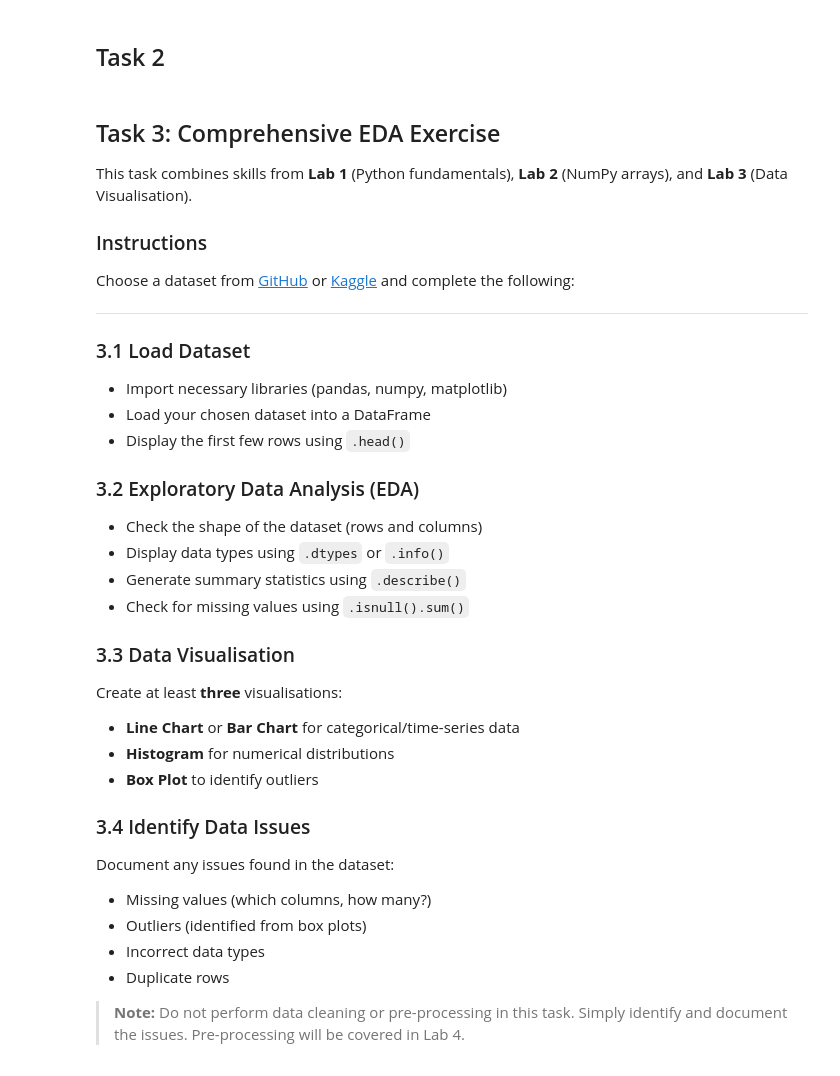
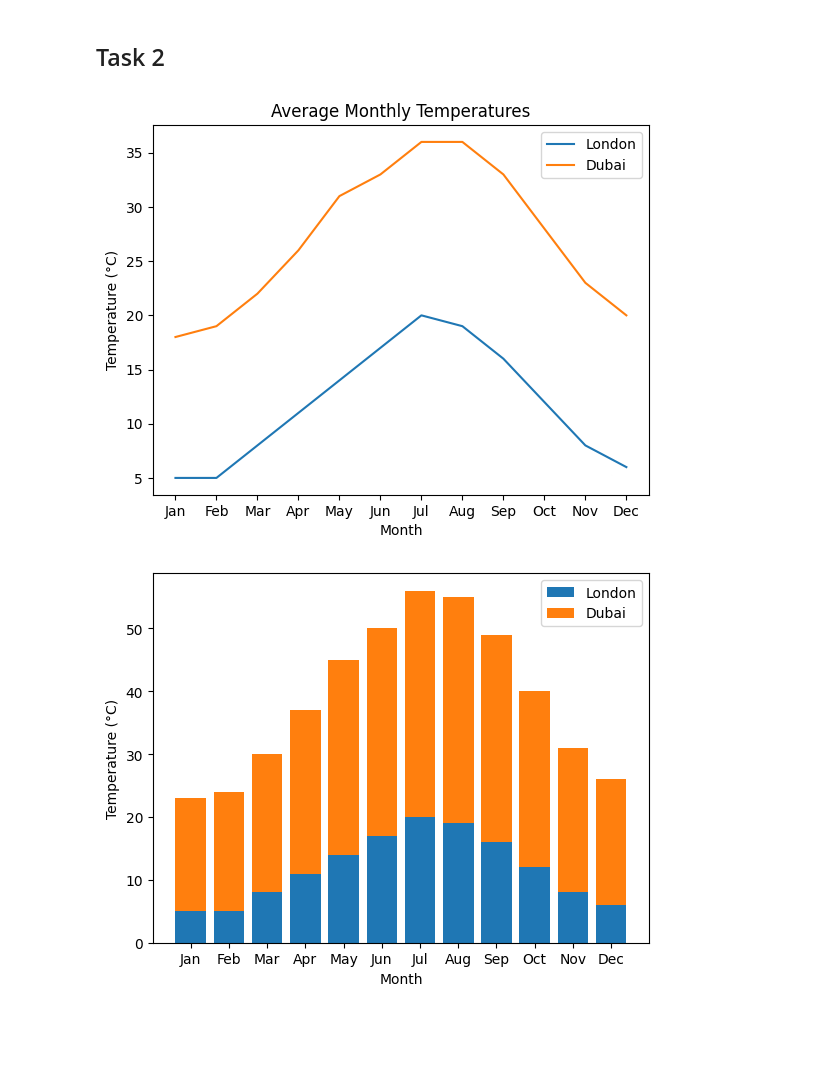
Before and after one commit to Hugo-huy2004/COMP1844_Information_Analysis_and_Visualisation, a Jupyter notebook: lab3.ipynb, the cells around one changed output. Saved outputs shown, nothing was run; the diff lists cells and outputs as text; code cells hidden in the pictures; blank space fills up the shorter version.

```diff
--- a/lab3.ipynb
+++ b/lab3.ipynb
@@ -5,44 +31,33 @@
 # %% [markdown]
 ## Task 2
-# %% [markdown]
-## Task 3: Comprehensive EDA Exercise
-
-This task combines skills from **Lab 1** (Python fundamentals), **Lab 2** (NumPy arrays), and **Lab 3** (Data Visualisation).
-
-### Instructions
-
-Choose a dataset from [GitHub](https://github.com/datasets) or [Kaggle](https://www.kaggle.com/datasets) and complete the following:
-
----
-
-### 3.1 Load Dataset
-
-- Import necessary libraries (pandas, numpy, matplotlib)
-- Load your chosen dataset into a DataFrame
-- Display the first few rows using `.head()`
-
-### 3.2 Exploratory Data Analysis (EDA)
-
-- Check the shape of the dataset (rows and columns)
-- Display data types using `.dtypes` or `.info()`
-- Generate summary statistics using `.describe()`
-- Check for missing values using `.isnull().sum()`
-
-### 3.3 Data Visualisation
-
-Create at least **three** visualisations:
-
-- **Line Chart** or **Bar Chart** for categorical/time-series data
-- **Histogram** for numerical distributions
-- **Box Plot** to identify outliers
-
-### 3.4 Identify Data Issues
-
-Document any issues found in the dataset:
-
-- Missing values (which columns, how many?)
-- Outliers (identified from box plots)
-- Incorrect data types
-- Duplicate rows
-
-> **Note:** Do not perform data cleaning or pre-processing in this task. Simply identify and document the issues. Pre-processing will be covered in Lab 4.
+# %%
+import matplotlib.pyplot as plt
+
+months = ['Jan','Feb','Mar','Apr','May','Jun','Jul','Aug','Sep','Oct','Nov','Dec']
+london = [5, 5, 8, 11, 14, 17, 20, 19, 16, 12, 8, 6]
+dubai  = [18, 19, 22, 26, 31, 33, 36, 36, 33, 28, 23, 20]
+
+plt.plot(months, london)
+plt.plot(months, dubai)
+plt.title('Average Monthly Temperatures')
+plt.xlabel('Month')
+plt.ylabel('Temperature (°C)')
+plt.legend(['London', 'Dubai'])
+plt.show()
+
+x = list(range(len(months)))
+width = 0.4
+plt.bar(x, london)
+plt.bar(x, dubai, bottom=london)
+plt.xticks(x, months)
+plt.xlabel('Month')
+plt.ylabel('Temperature (°C)')
+plt.legend(['London', 'Dubai'])
+plt.show()
+
+plt.boxplot([london, dubai], tick_labels=['London', 'Dubai'])
+plt.ylabel('Temperature (°C)')
+plt.show()
+# %% [output]
+[figure, added]
+[figure, added]
```
Also changed, not shown: parts of 4 cells of this notebook, 1 other file.
